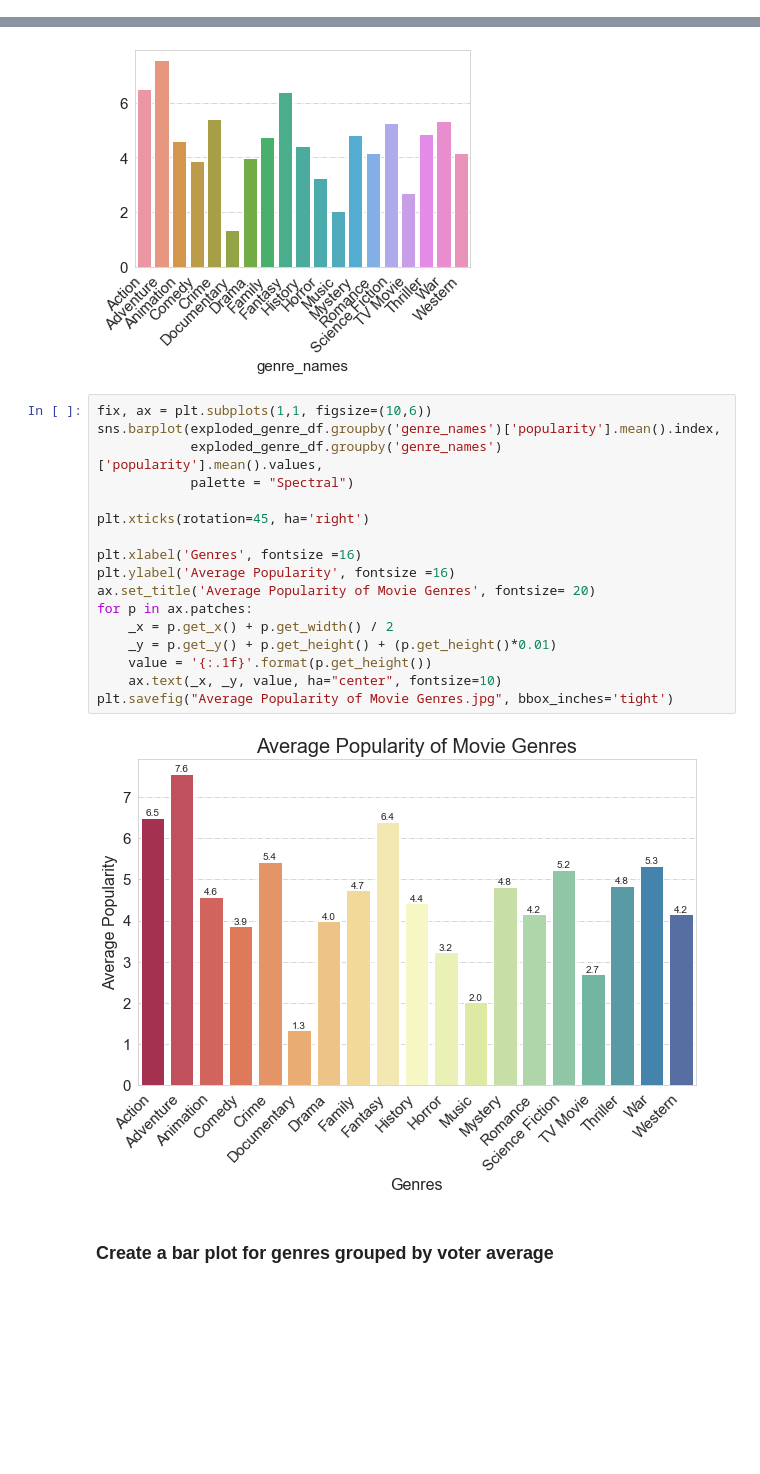
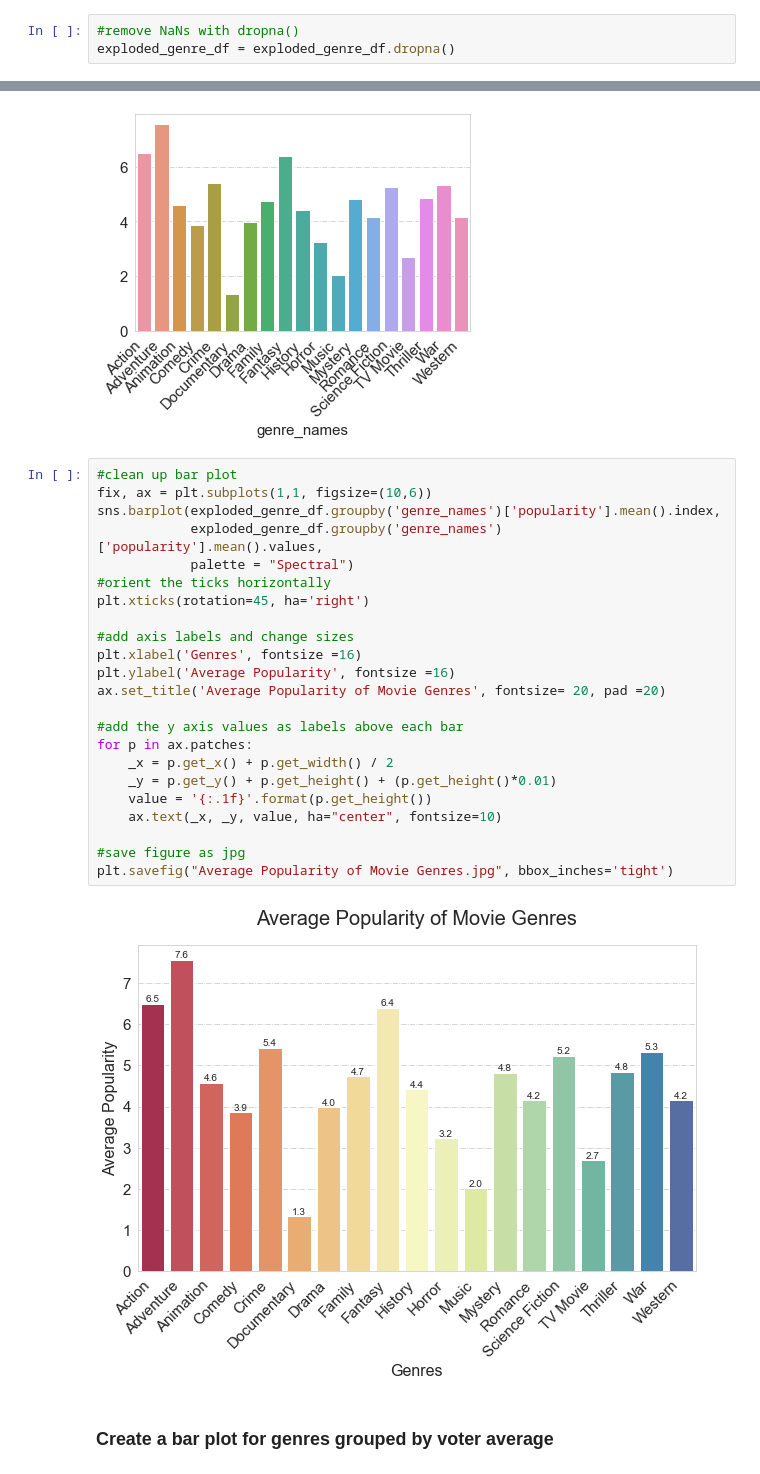
Before and after one commit to LaibahAshfaq/Microsoft-Movie-Analysis-Project, a Jupyter notebook: Final_Notebook.ipynb, the cells around one changed output, grey strips where cells are left out. Saved outputs shown, nothing was run; the diff lists cells and outputs as text; blank space fills up the shorter version.

```diff
--- a/Final_Notebook.ipynb
+++ b/Final_Notebook.ipynb
@@ -119,0 +127,3 @@ exploded_genre_df
+# %%
+#remove NaNs with dropna()
+exploded_genre_df = exploded_genre_df.dropna()
@@ -144,24 +159,30 @@ plt.xticks(rotation=45, ha='right')
   Text(18, 0, 'Western')])
 [figure]
 # %%
+#clean up bar plot
 fix, ax = plt.subplots(1,1, figsize=(10,6))
 sns.barplot(exploded_genre_df.groupby('genre_names')['popularity'].mean().index,
             exploded_genre_df.groupby('genre_names')['popularity'].mean().values,
             palette = "Spectral")
-
+#orient the ticks horizontally
 plt.xticks(rotation=45, ha='right')
 
+#add axis labels and change sizes
 plt.xlabel('Genres', fontsize =16)
 plt.ylabel('Average Popularity', fontsize =16)
-ax.set_title('Average Popularity of Movie Genres', fontsize= 20)
+ax.set_title('Average Popularity of Movie Genres', fontsize= 20, pad =20)
+
+#add the y axis values as labels above each bar
 for p in ax.patches:
     _x = p.get_x() + p.get_width() / 2
     _y = p.get_y() + p.get_height() + (p.get_height()*0.01)
     value = '{:.1f}'.format(p.get_height())
     ax.text(_x, _y, value, ha="center", fontsize=10)
+
+#save figure as jpg
 plt.savefig("Average Popularity of Movie Genres.jpg", bbox_inches='tight')
 # %% [output]
-[figure, old version]
+[figure, new version]
 # %% [markdown]
 ### Create a bar plot for genres grouped by voter average
 # %%
```
Also changed, not shown: parts of 63 cells of this notebook, 5 other files.
